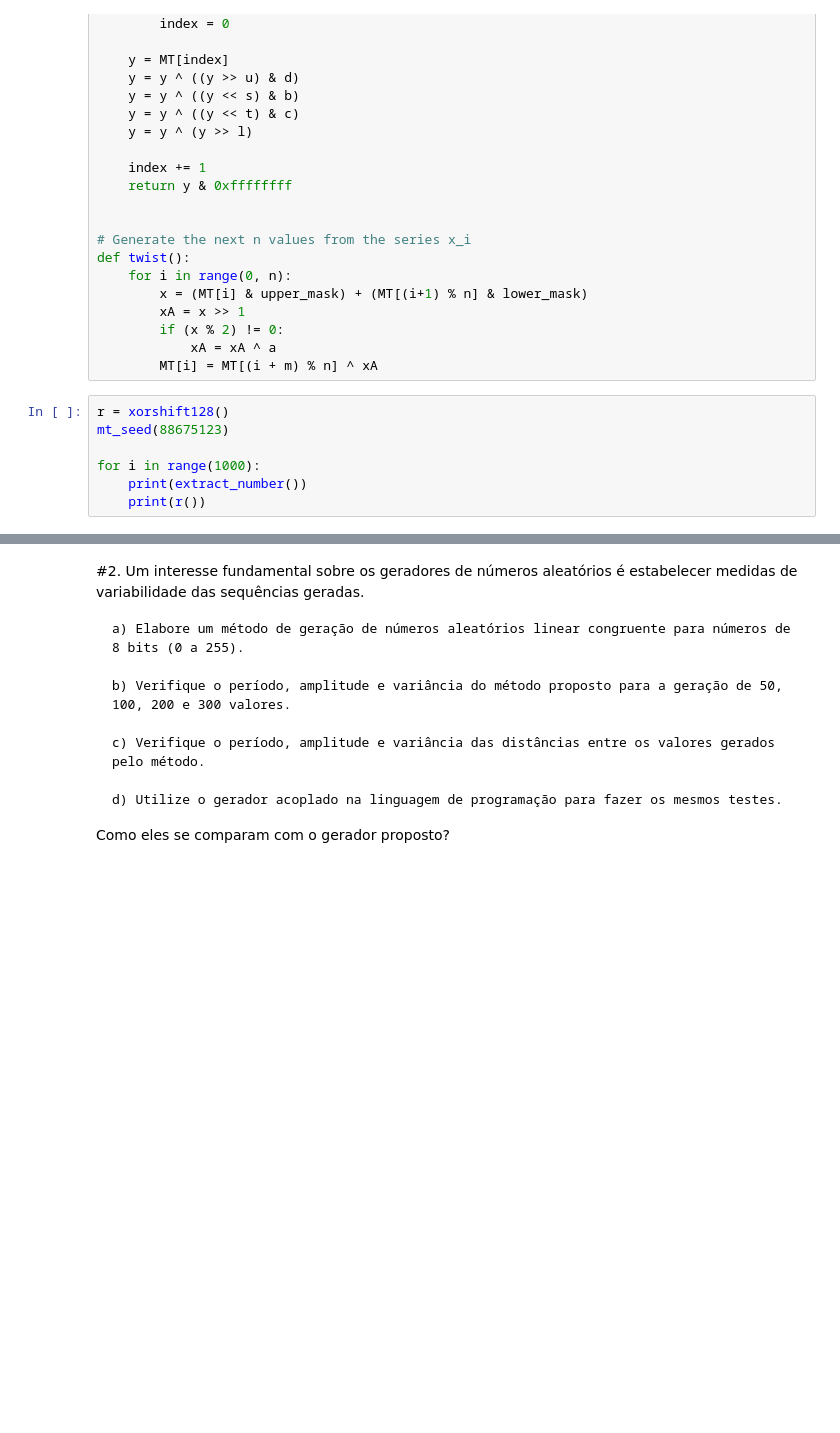
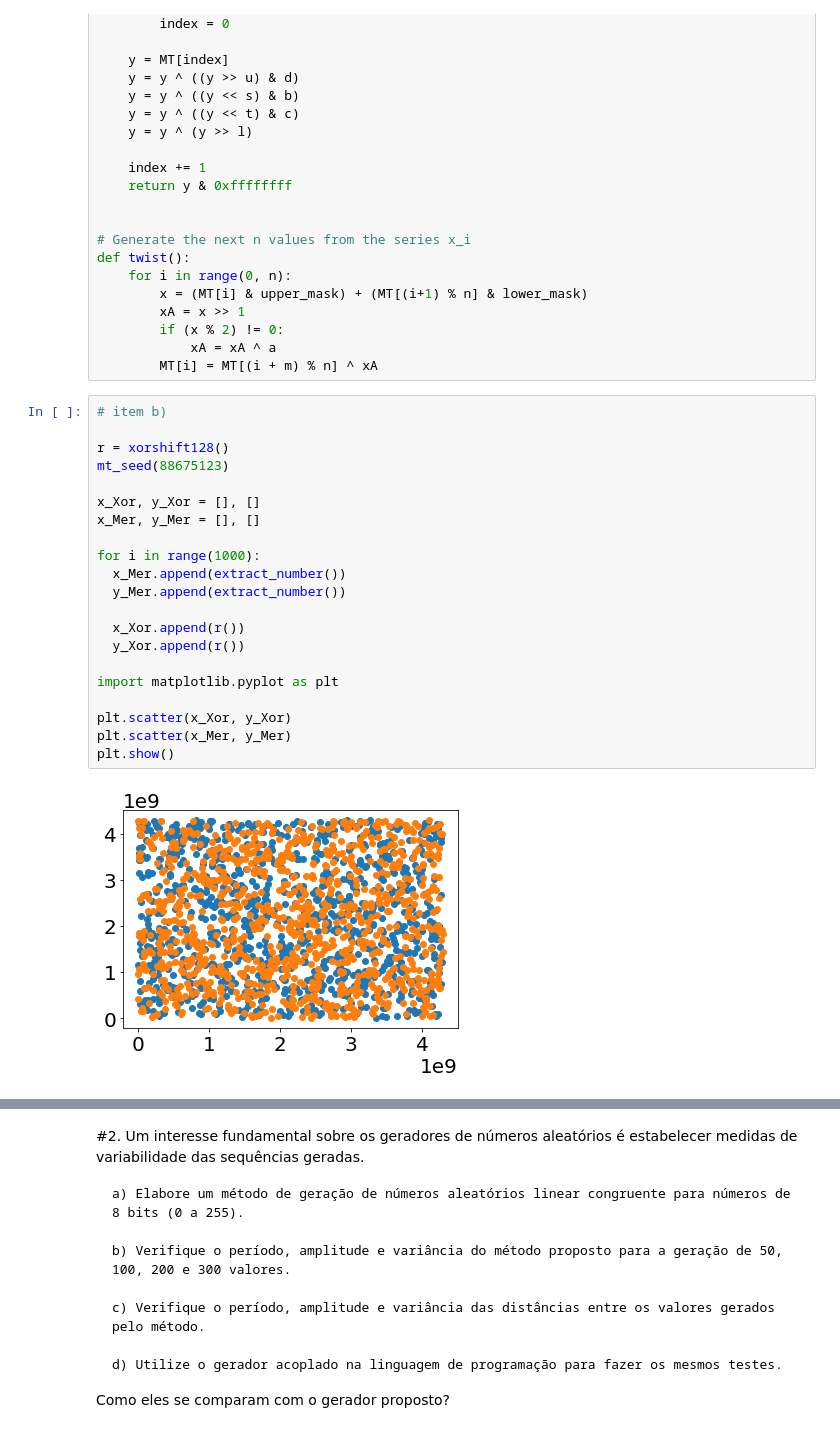
Before and after one commit to Joab-S/SimulacaoEstocasticaUFC, a Jupyter notebook: Lista01_SimulacaoEstocastica.ipynb, the cells around one changed output, grey strips where cells are left out. Drawn from its saved outputs; the diff is of its cells as text; blank space fills up the shorter version.

```diff
--- a/Lista01_SimulacaoEstocastica.ipynb
+++ b/Lista01_SimulacaoEstocastica.ipynb
@@ -82,10 +82,26 @@ def twist():
         if (x % 2) != 0:
             xA = xA ^ a
         MT[i] = MT[(i + m) % n] ^ xA
-# %%
-r = xorshift128()
-mt_seed(88675123)
-
-for i in range(1000):
-    print(extract_number())
-    print(r())
+# %%
+# item b)
+
+r = xorshift128()
+mt_seed(88675123)
+
+x_Xor, y_Xor = [], []
+x_Mer, y_Mer = [], []
+
+for i in range(1000):
+  x_Mer.append(extract_number())
+  y_Mer.append(extract_number())
+
+  x_Xor.append(r())
+  y_Xor.append(r())
+
+import matplotlib.pyplot as plt
+
+plt.scatter(x_Xor, y_Xor)
+plt.scatter(x_Mer, y_Mer)
+plt.show()
+# %% [output]
+[figure, added]
```
Also changed, not shown: parts of 3 cells of this notebook.
